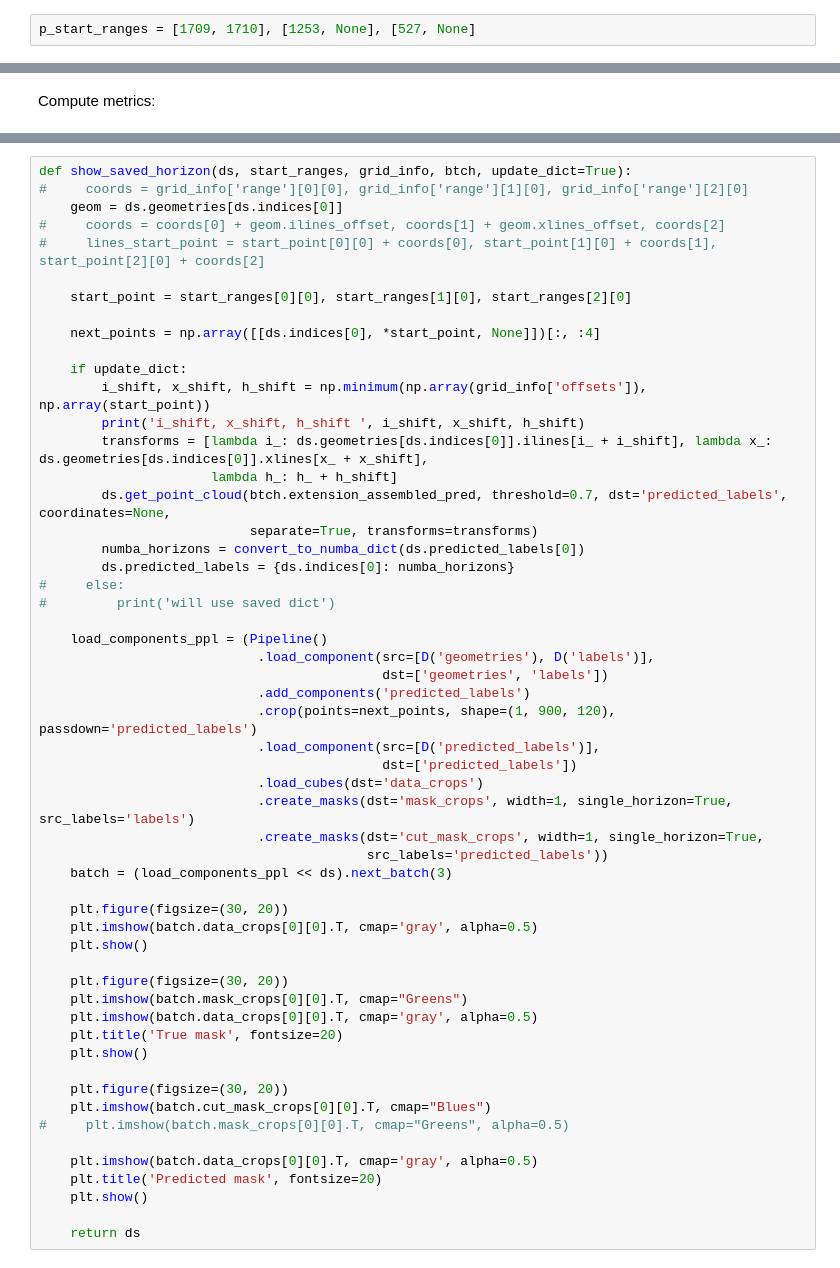
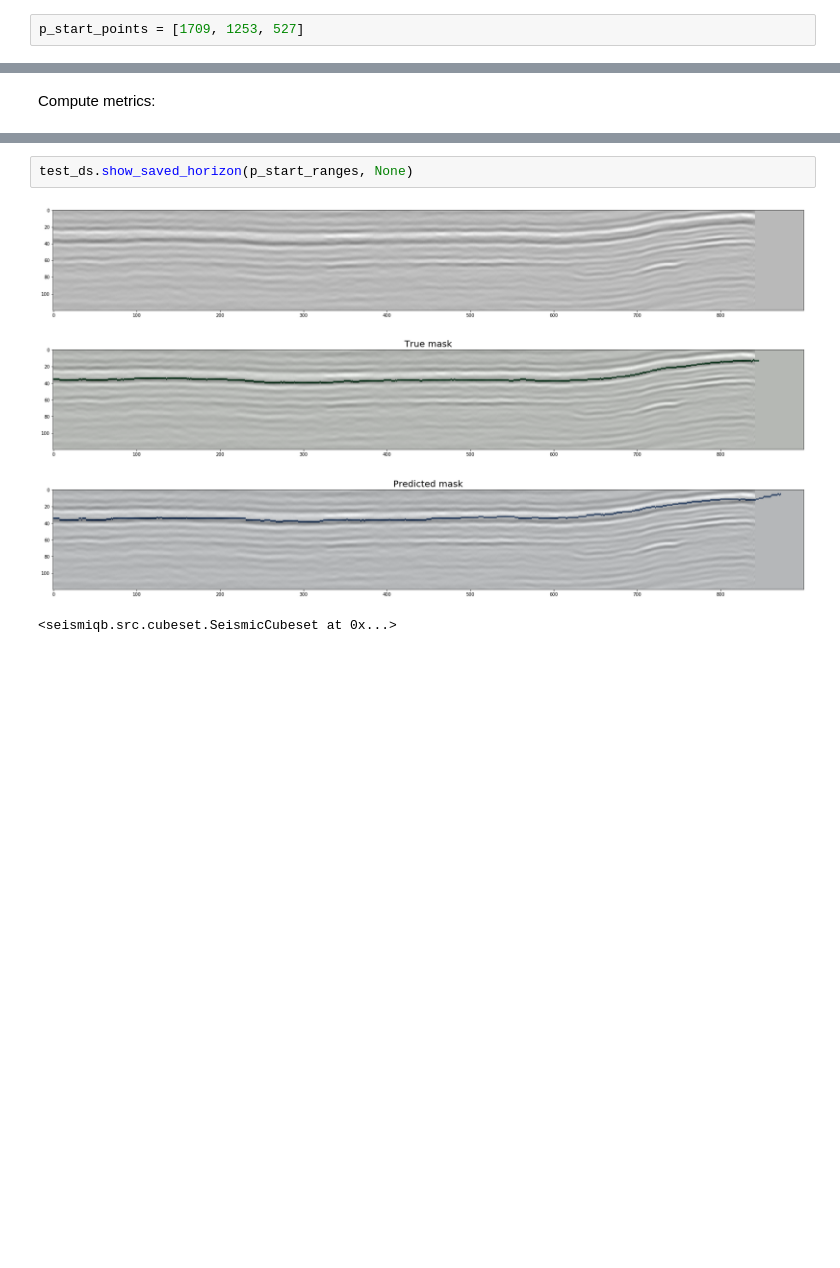
Before and after one commit to sadaqatali2027/seismiqb-1, a Jupyter notebook: models/Horizons_extension.ipynb, the cells around one changed output, grey strips where cells are left out. Saved outputs shown, nothing was run; the diff lists cells and outputs as text; blank space fills up the shorter version.

```diff
--- a/models/Horizons_extension.ipynb
+++ b/models/Horizons_extension.ipynb
@@ -333,5 +376,5 @@ INFO:tensorflow:Restoring parameters from ./test_cube_3_1_08/model-2001
 # %% [markdown]
 Define slice area:
 # %%
-p_start_ranges = [1709, 1710], [1253, None], [527, None]
+p_start_points = [1709, 1253, 527]
 # %% [markdown]
@@ -369,55 +400,7 @@ Metrics for model trained on the cube with excluded horizon:
-# %%
-def show_saved_horizon(ds, start_ranges, grid_info, btch, update_dict=True):
-#     coords = grid_info['range'][0][0], grid_info['range'][1][0], grid_info['range'][2][0]
-    geom = ds.geometries[ds.indices[0]]
-#     coords = coords[0] + geom.ilines_offset, coords[1] + geom.xlines_offset, coords[2]
-#     lines_start_point = start_point[0][0] + coords[0], start_point[1][0] + coords[1], start_point[2][0] + coords[2]
-
-    start_point = start_ranges[0][0], start_ranges[1][0], start_ranges[2][0]
-
-    next_points = np.array([[ds.indices[0], *start_point, None]])[:, :4]
-
-    if update_dict:
-        i_shift, x_shift, h_shift = np.minimum(np.array(grid_info['offsets']), np.array(start_point))
-        print('i_shift, x_shift, h_shift ', i_shift, x_shift, h_shift)
-        transforms = [lambda i_: ds.geometries[ds.indices[0]].ilines[i_ + i_shift], lambda x_: ds.geometries[ds.indices[0]].xlines[x_ + x_shift],
-                      lambda h_: h_ + h_shift]
-        ds.get_point_cloud(btch.extension_assembled_pred, threshold=0.7, dst='predicted_labels', coordinates=None,
-                           separate=True, transforms=transforms)
-        numba_horizons = convert_to_numba_dict(ds.predicted_labels[0])
-        ds.predicted_labels = {ds.indices[0]: numba_horizons}
-#     else:
-#         print('will use saved dict')
-
-    load_components_ppl = (Pipeline()
-                            .load_component(src=[D('geometries'), D('labels')],
-                                            dst=['geometries', 'labels'])
-                            .add_components('predicted_labels')
-                            .crop(points=next_points, shape=(1, 900, 120), passdown='predicted_labels')
-                            .load_component(src=[D('predicted_labels')],
-                                            dst=['predicted_labels'])
-                            .load_cubes(dst='data_crops')
-                            .create_masks(dst='mask_crops', width=1, single_horizon=True, src_labels='labels')
-                            .create_masks(dst='cut_mask_crops', width=1, single_horizon=True,
-                                          src_labels='predicted_labels'))
-    batch = (load_components_ppl << ds).next_batch(3)
-
-    plt.figure(figsize=(30, 20))
-    plt.imshow(batch.data_crops[0][0].T, cmap='gray', alpha=0.5)
-    plt.show()
-
-    plt.figure(figsize=(30, 20))
-    plt.imshow(batch.mask_crops[0][0].T, cmap="Greens")
-    plt.imshow(batch.data_crops[0][0].T, cmap='gray', alpha=0.5)
-    plt.title('True mask', fontsize=20)
-    plt.show()
-
-    plt.figure(figsize=(30, 20))
-    plt.imshow(batch.cut_mask_crops[0][0].T, cmap="Blues")
-#     plt.imshow(batch.mask_crops[0][0].T, cmap="Greens", alpha=0.5)
-
-    plt.imshow(batch.data_crops[0][0].T, cmap='gray', alpha=0.5)
-    plt.title('Predicted mask', fontsize=20)
-    plt.show()
-
-    return ds
+# %%
+test_ds.show_saved_horizon(p_start_ranges, None)
+# %% [output]
+[figure, added]
+[figure, added]
+[figure, added]
+<seismiqb.src.cubeset.SeismicCubeset at 0x...>
```
Also changed, not shown: parts of 27 cells of this notebook.
